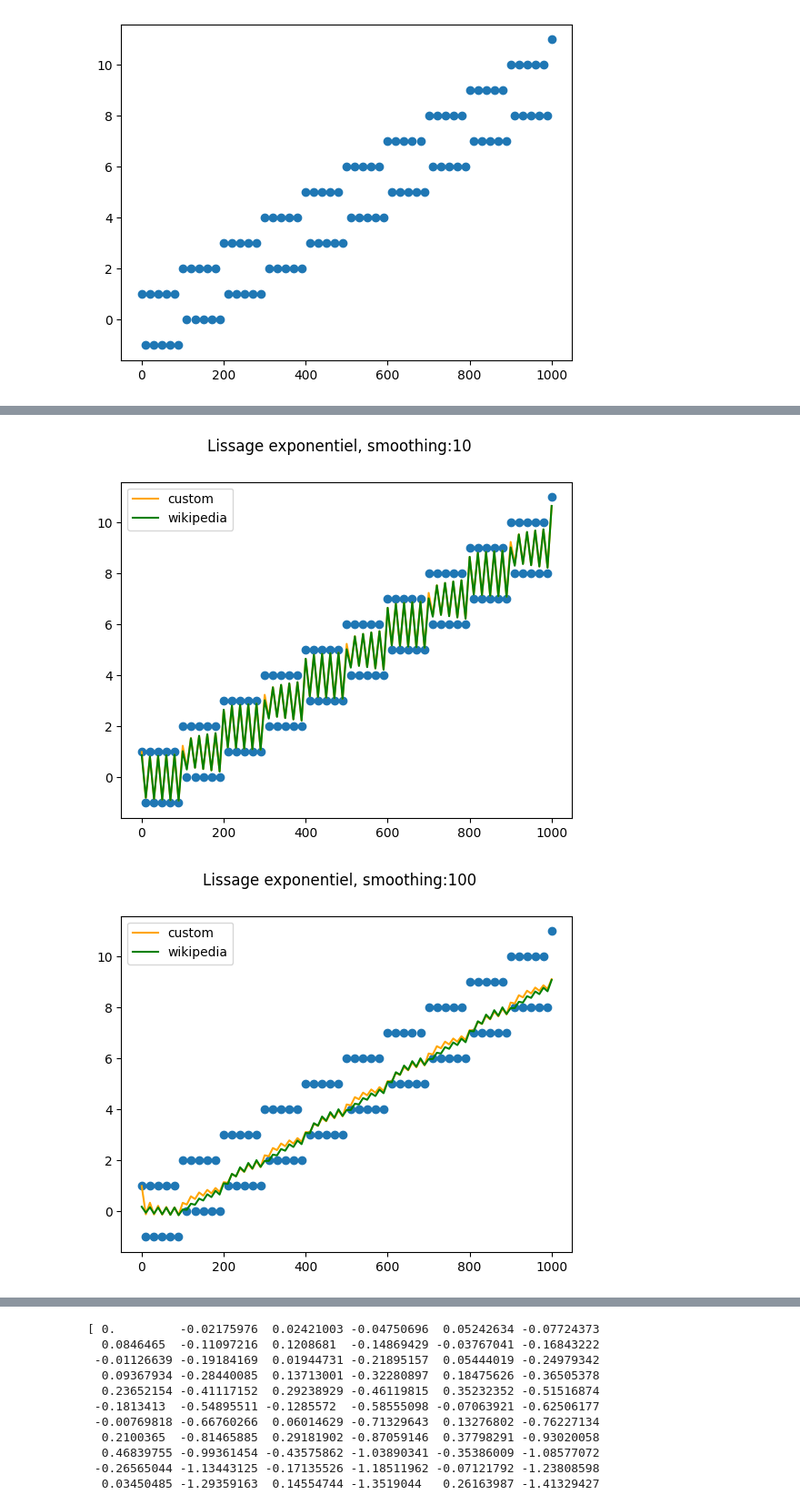
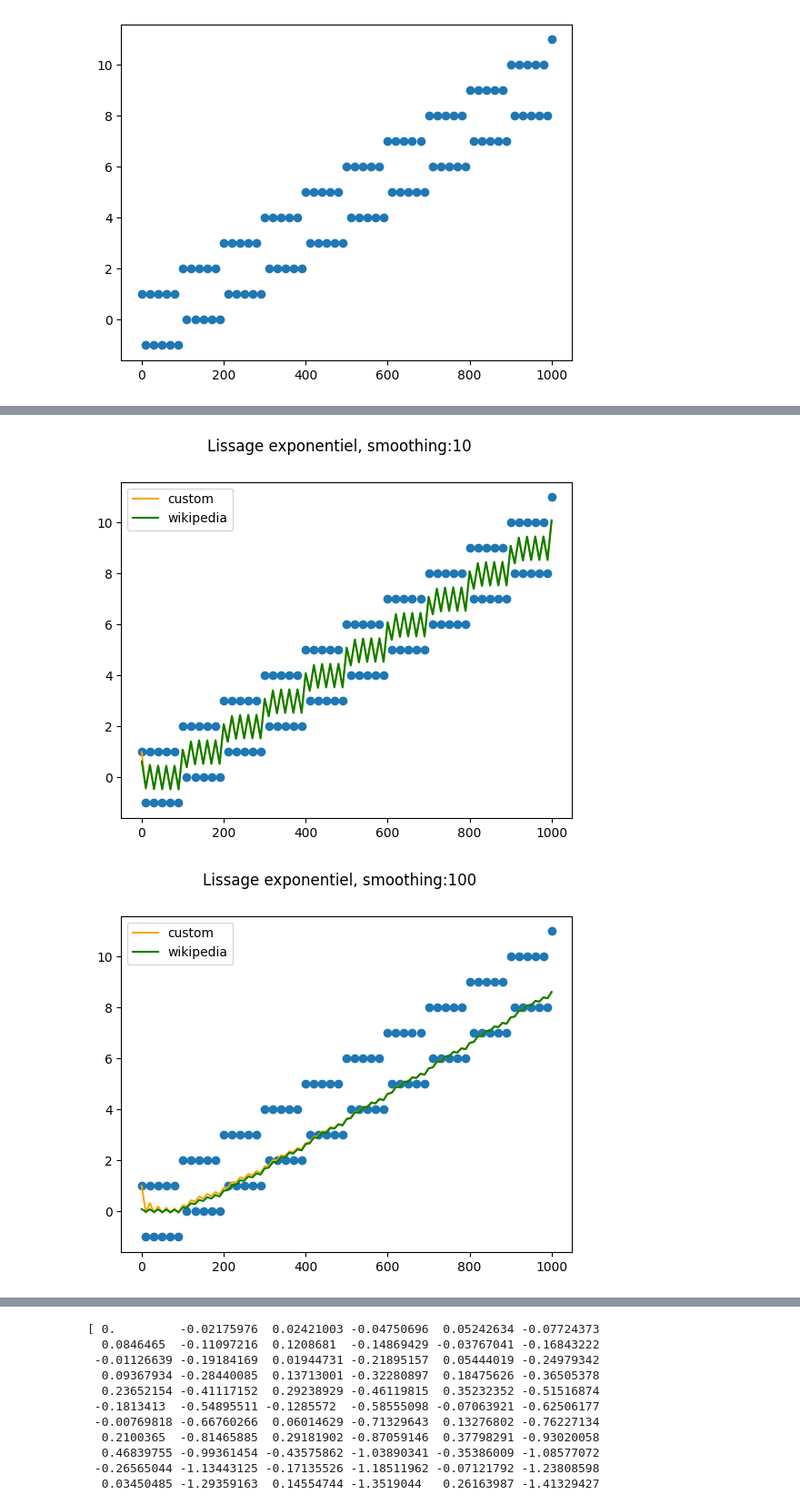
Before and after one commit to jeromedejaegher/exponential_smoothing, a Jupyter notebook: exponential_smoothing.ipynb, the cells around one changed output, grey strips where cells are left out. Shown: that part at 91% size. Saved outputs shown, nothing was run; the diff lists cells and outputs as text; code cells hidden in the pictures.

```diff
--- a/exponential_smoothing.ipynb
+++ b/exponential_smoothing.ipynb
@@ -58,15 +38,16 @@ print(wikipedia_exp_smoothing(x=u_, tau=y_/100))
 # %%
+y_ = 10 * np.ones(x_.shape)
 t_ = 10*x_
 u_ = np.cos(np.pi*x_) + x_//10
 for param in [10, 100, 1000, 10000, 1e6]:
     plt.figure()
     plt.suptitle(f"Lissage exponentiel, smoothing:{int(param)}")
     plt.scatter(t_, u_)
     plt.plot(t_, custom_exp_smoothing(x=u_, tau=y_/param), c="orange", label="custom")
     plt.plot(t_, wikipedia_exp_smoothing(x=u_, tau=y_/param), c="green", label="wikipedia")
     plt.legend()
     plt.savefig(f'img/plot_{int(param)}_slow.png')
     plt.show()
 # %% [output]
-[figure, old version]
+[figure, new version]
-[figure, old version]
+[figure, new version]
```
Also changed, not shown: parts of 4 cells of this notebook, 10 other files.
